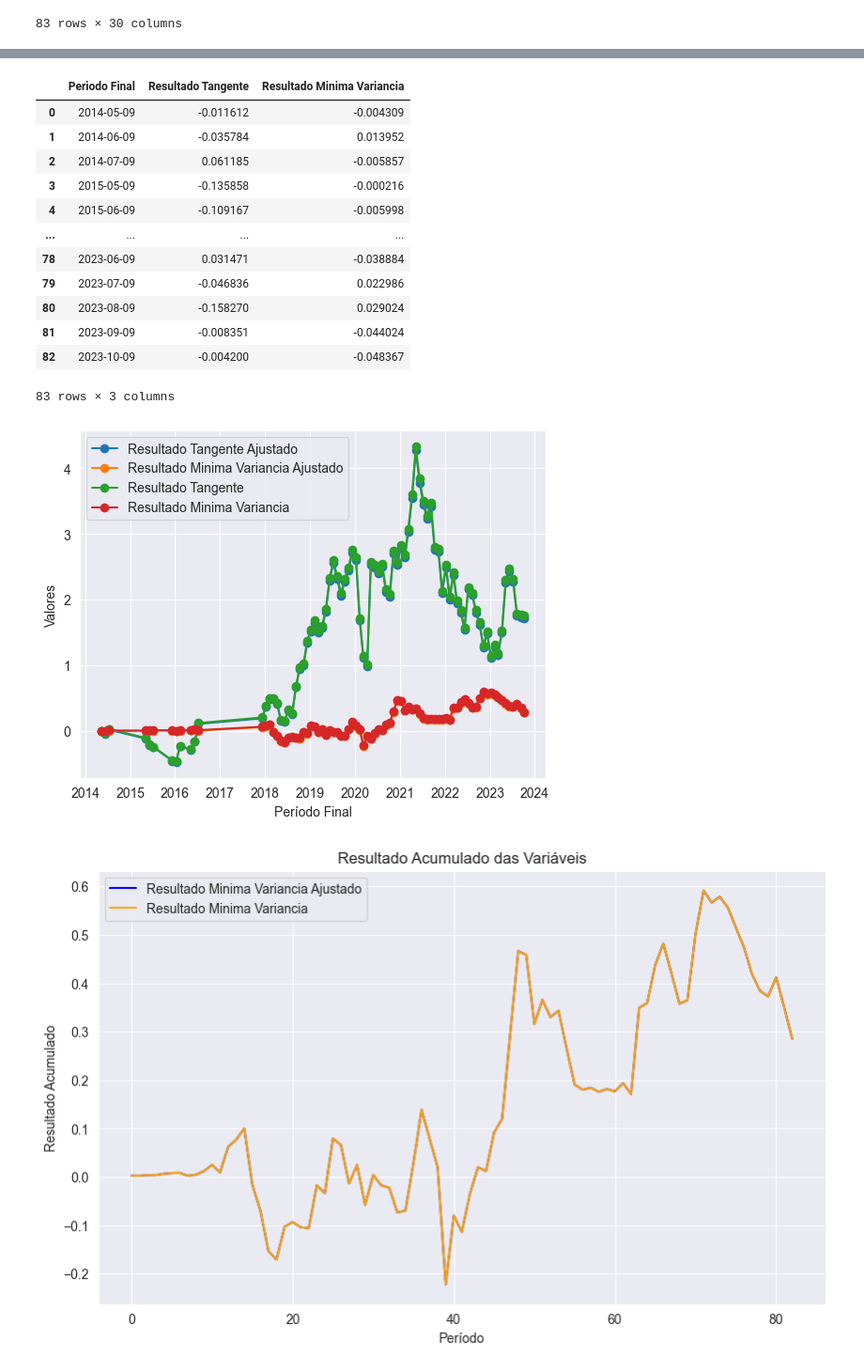
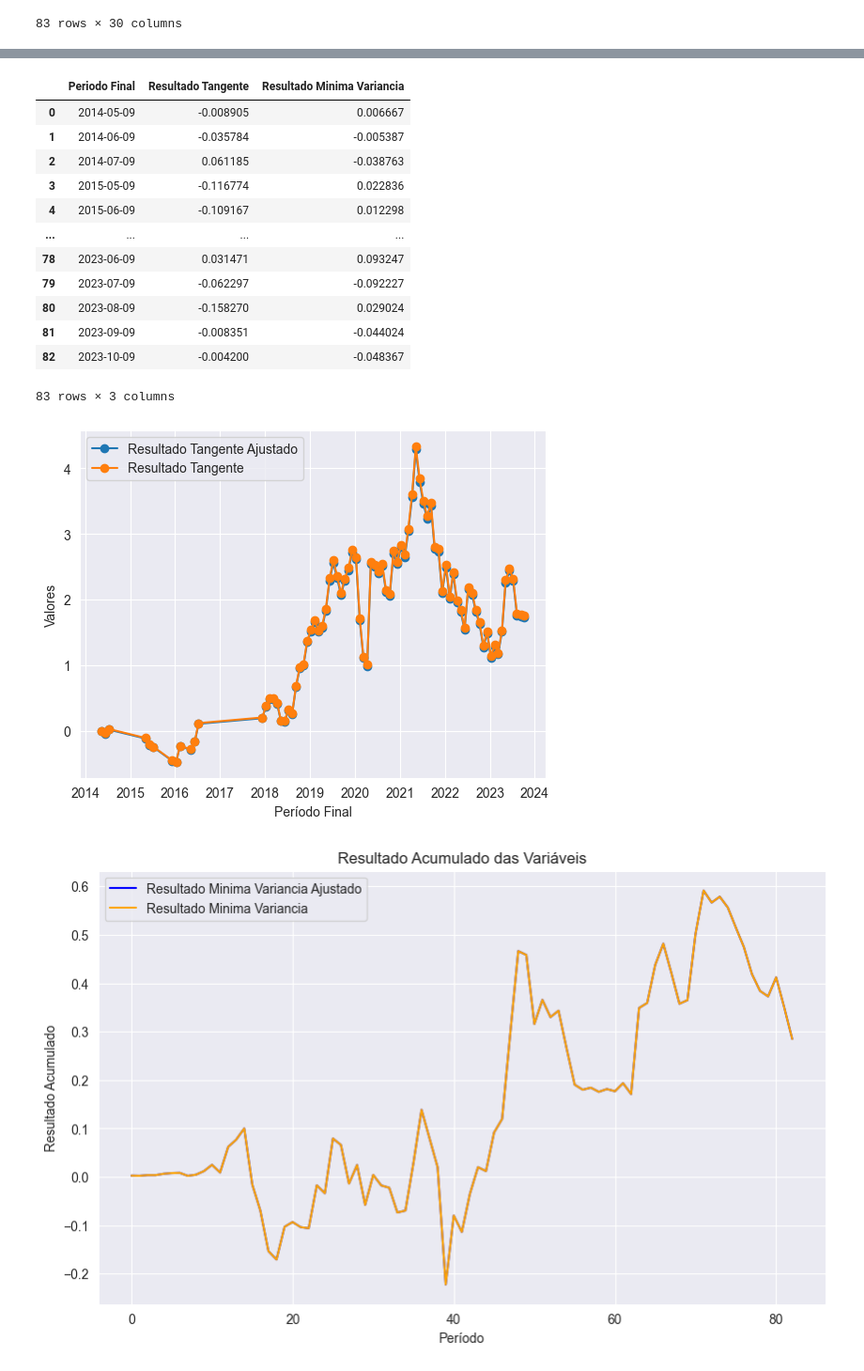
Before and after one commit to hutnerdiogo/Desafio-Itau-Quant, a Jupyter notebook: oficial.ipynb, the cells around one changed output, grey strips where cells are left out. Shown at 94% size. Saved outputs shown, nothing was run; the diff lists cells and outputs as text; code cells hidden in the pictures.

```diff
--- a/oficial.ipynb
+++ b/oficial.ipynb
@@ -639,7 +644,7 @@ for periodo in periodos:
         serie_entrop = periodos_entropicos[(periodos_entropicos.index >= periodo_final - pd.DateOffset(months=1)) & (periodos_entropicos.index < periodo_final)].dropna()
 
         cov = serie_analisada.cov().values
-        aumento_risco = 1.2
+        aumento_risco = 1.5
 
         ativos_aumentar_risco_indices = np.where(serie_entrop.any().values)[0]
 
@@ -689,14 +712,14 @@ retornos_ajus_df = pd.DataFrame(retornos_ajus)
 retornos_ajus_df
 # %% [output]
 |  | Periodo Final | Resultado Tangente | Resultado Minima Variancia |
-| 0 | 2014-05-09 | -0.011612 | -0.004309 |
-| 1 | 2014-06-09 | -0.035784 | 0.013952 |
-| 2 | 2014-07-09 | 0.061185 | -0.005857 |
-| 3 | 2015-05-09 | -0.135858 | -0.000216 |
-| 4 | 2015-06-09 | -0.109167 | -0.005998 |
+| 0 | 2014-05-09 | -0.008905 | 0.006667 |
+| 1 | 2014-06-09 | -0.035784 | -0.005387 |
+| 2 | 2014-07-09 | 0.061185 | -0.038763 |
+| 3 | 2015-05-09 | -0.116774 | 0.022836 |
+| 4 | 2015-06-09 | -0.109167 | 0.012298 |
 | ... | ... | ... | ... |
-| 78 | 2023-06-09 | 0.031471 | -0.038884 |
-| 79 | 2023-07-09 | -0.046836 | 0.022986 |
+| 78 | 2023-06-09 | 0.031471 | 0.093247 |
+| 79 | 2023-07-09 | -0.062297 | -0.092227 |
 | 80 | 2023-08-09 | -0.158270 | 0.029024 |
 | 81 | 2023-09-09 | -0.008351 | -0.044024 |
 | 82 | 2023-10-09 | -0.004200 | -0.048367 |
@@ -711,20 +734,20 @@ for result in retornos_df[1:].iterrows():
 # %%
 plt.plot(acumulado['Periodo Final'], acumulado_ajus['Resultado Tangente'], label='Resultado Tangente Ajustado', marker='o')
 
-plt.plot(acumulado['Periodo Final'], acumulado_ajus['Resultado Minima Variancia'], label='Resultado Minima Variancia Ajustado', marker='o')
+# plt.plot(acumulado['Periodo Final'], acumulado_ajus['Resultado Minima Variancia'], label='Resultado Minima Variancia Ajustado', marker='o')
 
 plt.plot(acumulado['Periodo Final'], acumulado['Resultado Tangente'], label='Resultado Tangente', marker='o')
 
-plt.plot(acumulado['Periodo Final'], acumulado['Resultado Minima Variancia'], label='Resultado Minima Variancia', marker='o')
+# plt.plot(acumulado['Periodo Final'], acumulado['Resultado Minima Variancia'], label='Resultado Minima Variancia', marker='o')
 
 plt.xlabel('Período Final')
 plt.ylabel('Valores')
 plt.legend()
 
 # Exiba o gráfico
 plt.show()
 # %% [output]
-[figure, old version]
+[figure, new version]
 # %%
 
 plt.figure(figsize=(10, 6))
```
Also changed, not shown: parts of 13 cells of this notebook.
